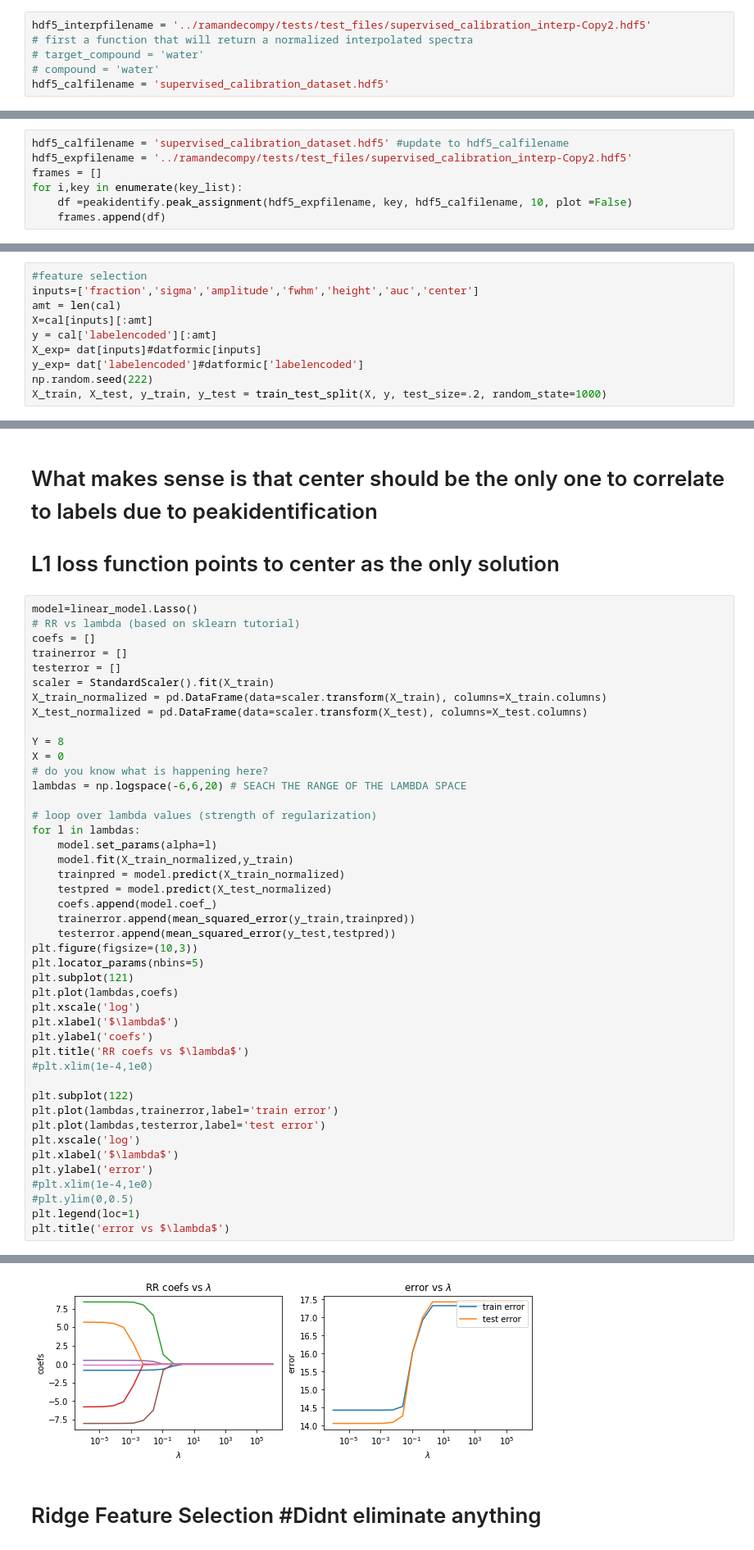
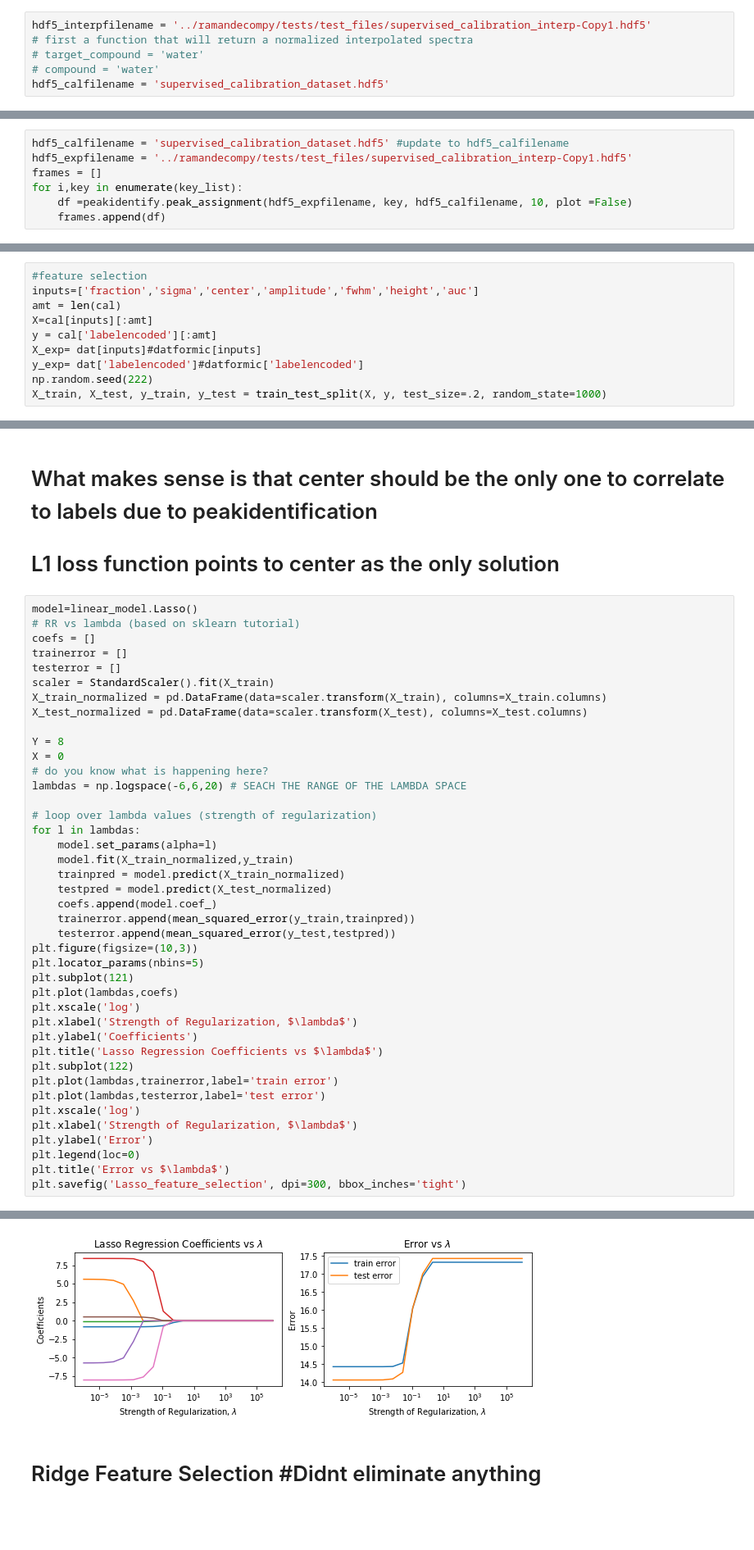
Before and after one commit to raman-noodles/raman-spectra-decomp-analysis, a Jupyter notebook: examples/supervised_machine_learning_dev.ipynb, the cells around one changed output, grey strips where cells are left out. Shown at 82% size. Saved outputs shown, nothing was run; the diff lists cells and outputs as text; blank space fills up the shorter version.

```diff
--- a/examples/supervised_machine_learning_dev.ipynb
+++ b/examples/supervised_machine_learning_dev.ipynb
@@ -97,7 +97,7 @@ interp_FormicAcid
 |    |    residuals
 |    |    wavenumber
 # %%
-hdf5_interpfilename = '../ramandecompy/tests/test_files/supervised_calibration_interp-Copy2.hdf5'
+hdf5_interpfilename = '../ramandecompy/tests/test_files/supervised_calibration_interp-Copy1.hdf5'
 # first a function that will return a normalized interpolated spectra
 # target_compound = 'water'
 # compound = 'water'
@@ -120,7 +120,7 @@ print(key_list)
 # SAVE your hdf5 file before continuing and MAKE COPIES
 # %%
 hdf5_calfilename = 'supervised_calibration_dataset.hdf5' #update to hdf5_calfilename
-hdf5_expfilename = '../ramandecompy/tests/test_files/supervised_calibration_interp-Copy2.hdf5'
+hdf5_expfilename = '../ramandecompy/tests/test_files/supervised_calibration_interp-Copy1.hdf5'
 frames = []
 for i,key in enumerate(key_list):
     df =peakidentify.peak_assignment(hdf5_expfilename, key, hdf5_calfilename, 10, plot =False)
@@ -331,7 +340,7 @@ from sklearn.feature_selection import RFE
 from sklearn.linear_model import RidgeCV, LassoCV, Ridge, Lasso, MultiTaskLassoCV
 # %%
 #feature selection
-inputs=['fraction','sigma','amplitude','fwhm','height','auc','center']
+inputs=['fraction','sigma','center','amplitude','fwhm','height','auc']
 amt = len(cal)
 X=cal[inputs][:amt]
 y = cal['labelencoded'][:amt]
@@ -454,19 +463,16 @@ plt.locator_params(nbins=5)
 plt.subplot(121)
 plt.plot(lambdas,coefs)
 plt.xscale('log')
-plt.xlabel('$\lambda$')
-plt.ylabel('coefs')
-plt.title('RR coefs vs $\lambda$')
-#plt.xlim(1e-4,1e0)
-
+plt.xlabel('Strength of Regularization, $\lambda$')
+plt.ylabel('Coefficients')
+plt.title('Lasso Regression Coefficients vs $\lambda$')
 plt.subplot(122)
 plt.plot(lambdas,trainerror,label='train error')
 plt.plot(lambdas,testerror,label='test error')
 plt.xscale('log')
-plt.xlabel('$\lambda$')
-plt.ylabel('error')
-#plt.xlim(1e-4,1e0)
-#plt.ylim(0,0.5)
-plt.legend(loc=1)
-plt.title('error vs $\lambda$')
+plt.xlabel('Strength of Regularization, $\lambda$')
+plt.ylabel('Error')
+plt.legend(loc=0)
+plt.title('Error vs $\lambda$')
+plt.savefig('Lasso_feature_selection', dpi=300, bbox_inches='tight')
 # %% [output]
@@ -474,4 +479,4 @@ Text(0.5, 1.0, 'error vs $\\lambda$')
-[figure, old version]
+[figure, new version]
 # %% [markdown]
 # Ridge Feature Selection #Didnt eliminate anything
 # %%
```
Also changed, not shown: parts of 30 cells of this notebook.
